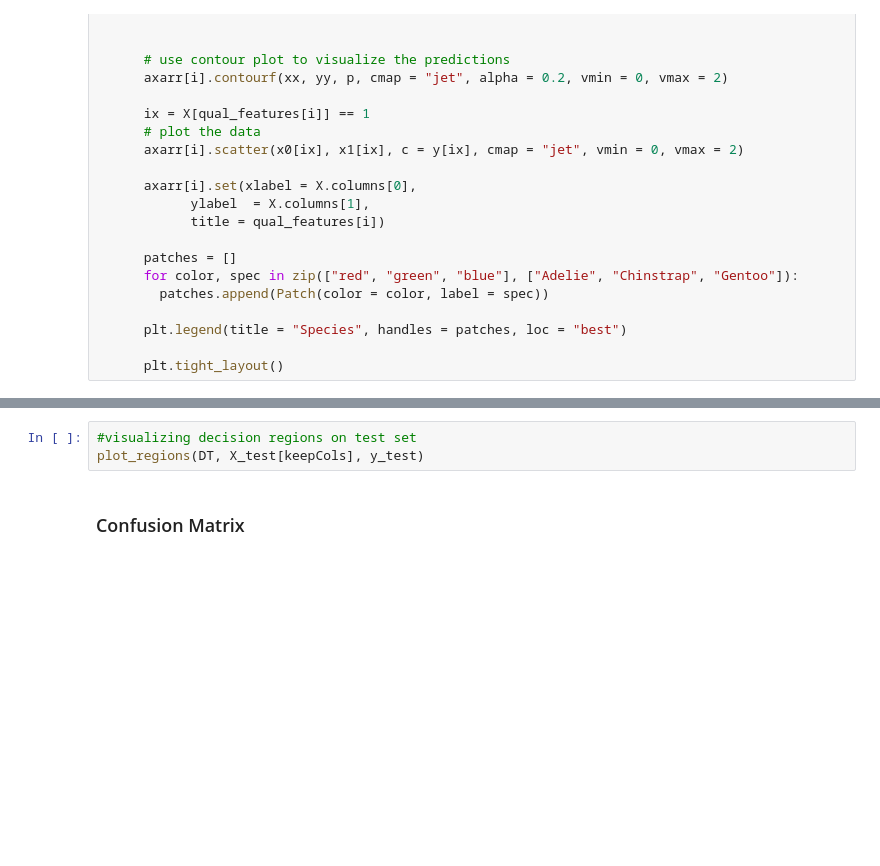
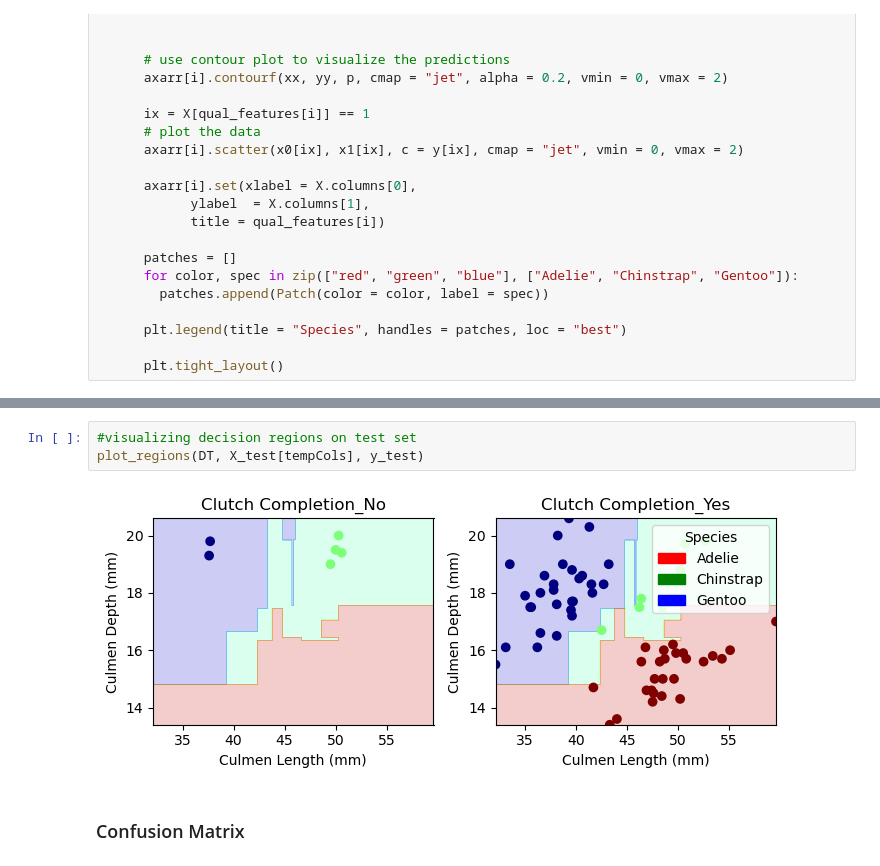
Before and after one commit to juliajoy315/juliajoy315.github.io, a Jupyter notebook: posts/Palmer Penguins/index.ipynb, the cells around one changed output, grey strips where cells are left out. Drawn from its saved outputs; the diff is of its cells as text; blank space fills up the shorter version.

```diff
--- a/posts/Palmer Penguins/index.ipynb
+++ b/posts/Palmer Penguins/index.ipynb
@@ -191,6 +230,8 @@ plot_regions(DT, X_train[keepCols], y_train)
 # %%
 #visualizing decision regions on test set
-plot_regions(DT, X_test[keepCols], y_test)
+plot_regions(DT, X_test[tempCols], y_test)
+# %% [output]
+[figure, added]
 # %% [markdown]
 ### Confusion Matrix
 # %%
```
Also changed, not shown: parts of 13 cells of this notebook, 6 other files.
